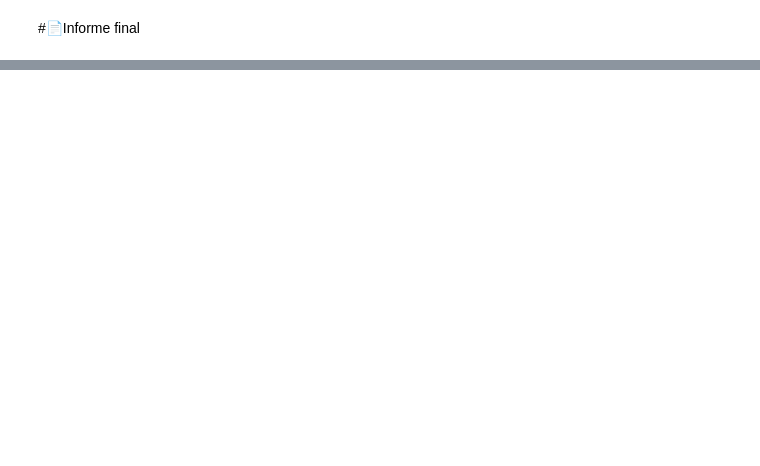
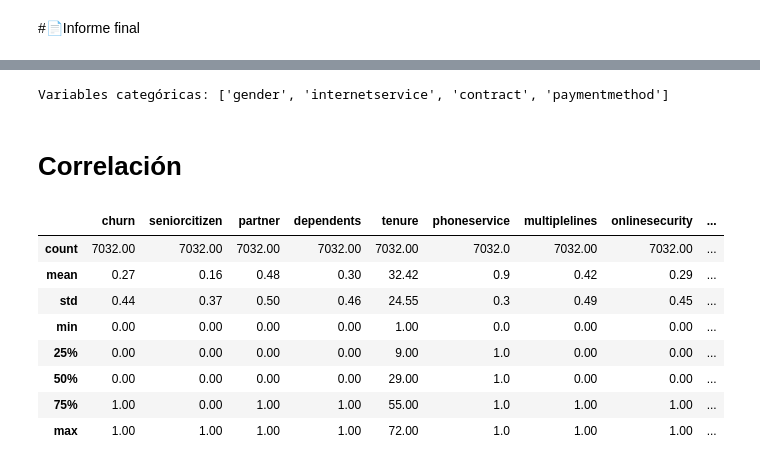
Before and after one commit to Darianna-dev/TELECOM-X-2, a Jupyter notebook: TelecomX_LATAM_2.ipynb, the cells around one changed output, grey strips where cells are left out. Saved outputs shown, nothing was run; the diff lists cells and outputs as text; code cells hidden in the pictures; blank space fills up the shorter version.

```diff
--- a/TelecomX_LATAM_2.ipynb
+++ b/TelecomX_LATAM_2.ipynb
@@ -350,0 +339,6 @@ None
+# %%
+datos.replace({
+    "No Phone Service": "No",
+    "No Internet Service": "No"
+    },
+    inplace=True)
@@ -352,0 +406,3 @@ None
+# %%
+df = datos.drop(columns='customerid', axis=1)
+df.head(3)
@@ -352,0 +438,3 @@ None
+# %%
+df['churn'] = df['churn'].map(mapeo)
+df.sample(3)
@@ -354,0 +717,5 @@ None
+# %%
+columnas_categoricas = df.select_dtypes(include='object').columns.tolist()
+print("Variables categóricas:", columnas_categoricas)
+# %% [output]
+Variables categóricas: ['gender', 'internetservice', 'contract', 'paymentmethod']
@@ -354,0 +725,14 @@ None
+# %% [markdown]
+# Correlación
+# %%
+df.describe().round(2)
+# %% [output]
+|  | churn | seniorcitizen | partner | dependents | tenure | phoneservice | multiplelines | onlinesecurity | ... |
+| count | 7032.00 | 7032.00 | 7032.00 | 7032.00 | 7032.00 | 7032.0 | 7032.00 | 7032.00 | ... |
+| mean | 0.27 | 0.16 | 0.48 | 0.30 | 32.42 | 0.9 | 0.42 | 0.29 | ... |
+| std | 0.44 | 0.37 | 0.50 | 0.46 | 24.55 | 0.3 | 0.49 | 0.45 | ... |
+| min | 0.00 | 0.00 | 0.00 | 0.00 | 1.00 | 0.0 | 0.00 | 0.00 | ... |
+| 25% | 0.00 | 0.00 | 0.00 | 0.00 | 9.00 | 1.0 | 0.00 | 0.00 | ... |
+| 50% | 0.00 | 0.00 | 0.00 | 0.00 | 29.00 | 1.0 | 0.00 | 0.00 | ... |
+| 75% | 1.00 | 0.00 | 1.00 | 1.00 | 55.00 | 1.0 | 1.00 | 1.00 | ... |
+| max | 1.00 | 1.00 | 1.00 | 1.00 | 72.00 | 1.0 | 1.00 | 1.00 | ... |
```
Also changed, not shown: parts of 63 cells of this notebook.
